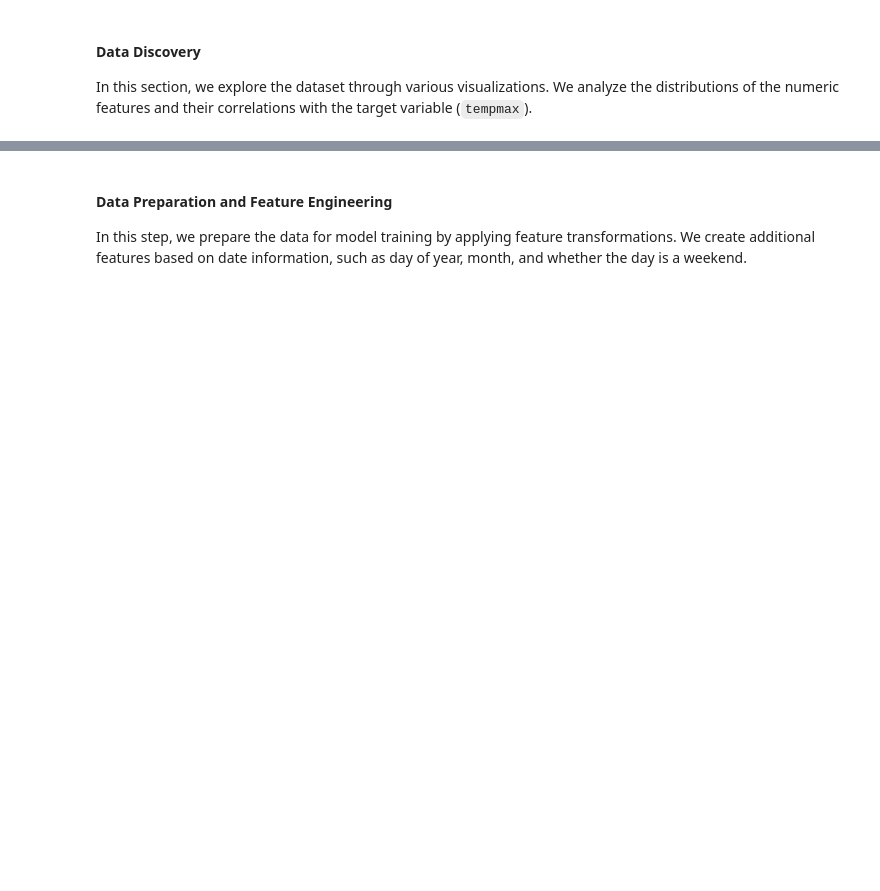
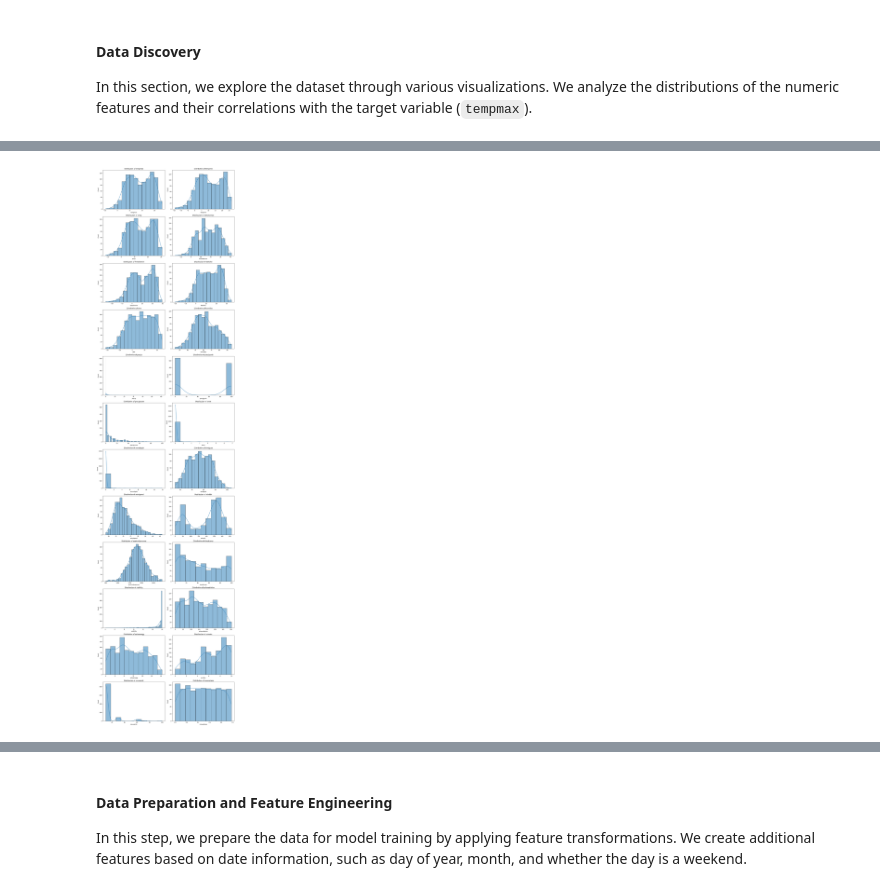
Before and after one commit to NgocDungNguyen/ASM2AI_Team2, a Jupyter notebook: Assignment3_Team2.ipynb, the cells around one changed output, grey strips where cells are left out. Drawn from its saved outputs; the diff is of its cells as text; code cells hidden in the pictures; blank space fills up the shorter version.

```diff
--- a/Assignment3_Team2.ipynb
+++ b/Assignment3_Team2.ipynb
@@ -139,37 +296,15 @@ In this section, we explore the dataset through various visualizations. We analy
 # %%
-print('\n____________ Dataset info ____________')
-print(raw_data.info())
-print('\n____________ Some first data examples ____________')
-print(raw_data.head(3))
-print('\n____________ Statistics of numeric features ____________')
-print(raw_data.describe())
-
-# Correlation heatmap
-plt.figure(figsize=(12, 10))
-corr = raw_data.select_dtypes(include=[np.number]).corr()
-sns.heatmap(corr, annot=True, cmap='coolwarm', fmt='.2f', linewidths=0.5)
-plt.title("Correlation Heatmap")
-plt.tight_layout()
-plt.savefig('figures/correlation_heatmap.png', format='png', dpi=300)
-plt.close()
-
-# Histograms of all numeric features
+# Histogram of all numeric features
 numeric_features = raw_data.select_dtypes(include=[np.number]).columns
 n_features = len(numeric_features)
 n_rows = (n_features + 1) // 2
 plt.figure(figsize=(15, 5 * n_rows))
 for i, feature in enumerate(numeric_features, 1):
     plt.subplot(n_rows, 2, i)
     sns.histplot(raw_data[feature], kde=True)
     plt.title(f'Distribution of {feature}')
 plt.tight_layout()
 plt.savefig('figures/hist_raw_data.png', format='png', dpi=300)
-plt.close()
-
-# Pairplot of main features
-main_features = ['tempmax', 'temp', 'humidity', 'windspeed', 'cloudcover']
-plt.figure(figsize=(15, 15))
-sns.pairplot(raw_data[main_features], diag_kind='kde')
-plt.suptitle("Pairplot of Main Features", y=1.02)
-plt.savefig('figures/pairplot_main_features.png', format='png', dpi=300)
-plt.close()
+plt.show()
+# %% [output]
+[figure, added]
```
Also changed, not shown: parts of 21 cells of this notebook.
